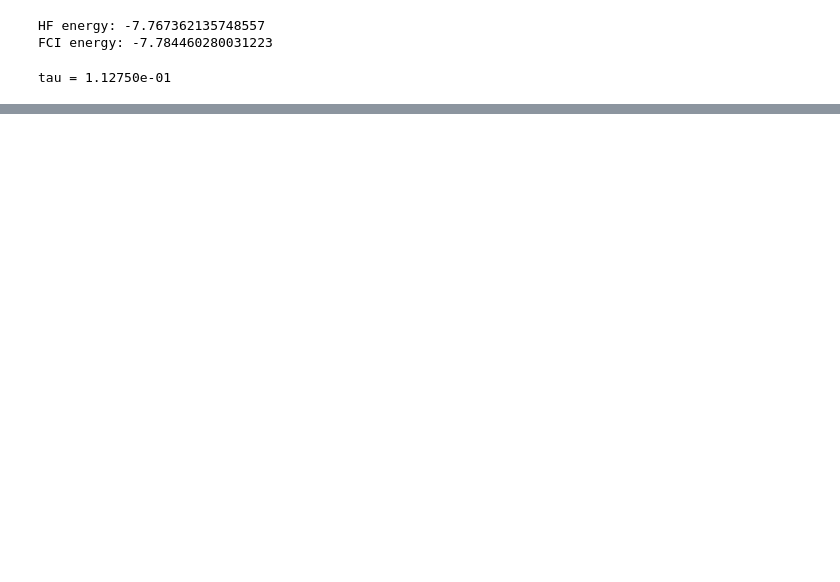
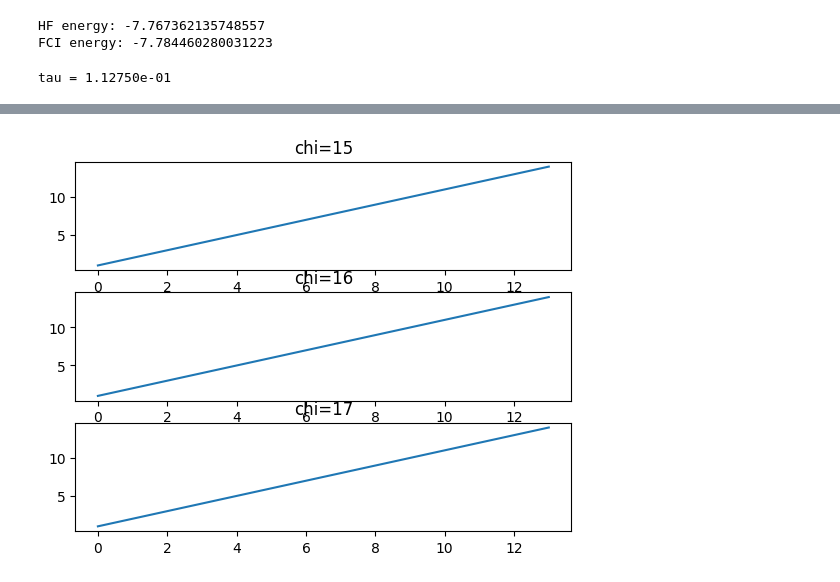
Before and after one commit to bdalfavero/RealTimeKrylov, a Jupyter notebook: lih_quimb.ipynb, the cells around one changed output, grey strips where cells are left out. Saved outputs shown, nothing was run; the diff lists cells and outputs as text; code cells hidden in the pictures; blank space fills up the shorter version.

```diff
--- a/lih_quimb.ipynb
+++ b/lih_quimb.ipynb
@@ -114,0 +130,7 @@ fig3.tight_layout()
+# %%
+fig5, ax5 = plt.subplots(len(tebd_max_bond))
+for i, chi_tebd in enumerate(tebd_max_bond):
+    ax5[i].plot(tebd_num_kept[i, :])
+    ax5[i].set_title(f"chi={chi_tebd}")
+# %% [output]
+[figure, added]
```
Also changed, not shown: parts of 7 cells of this notebook.
